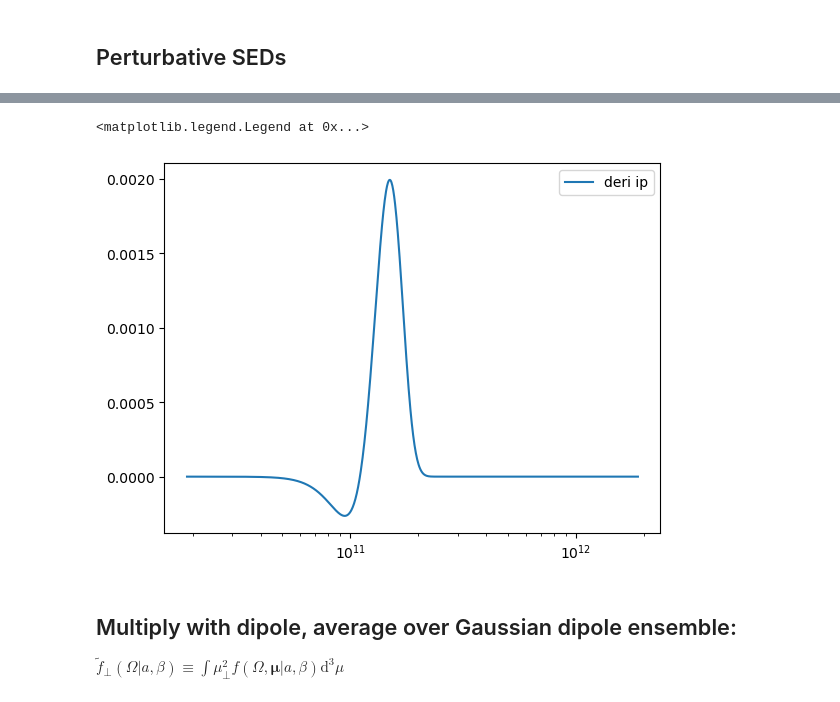
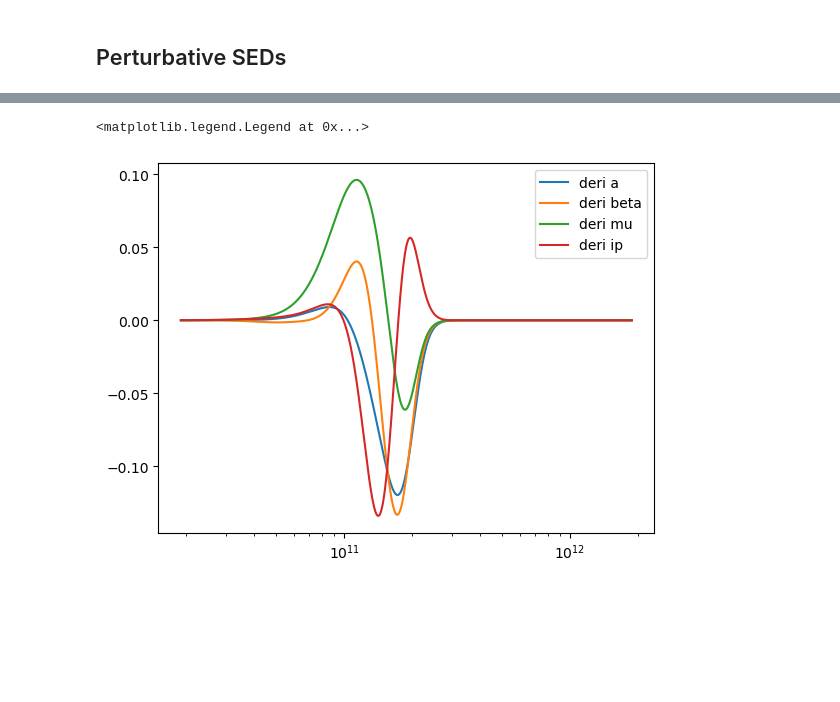
Before and after one commit to zzhang0123/SpyDust, a Jupyter notebook: SpyDust_ME/test_funcs.ipynb, the cells around one changed output, grey strips where cells are left out. Saved outputs shown, nothing was run; the diff lists cells and outputs as text; code cells hidden in the pictures; blank space fills up the shorter version.

```diff
--- a/SpyDust_ME/test_funcs.ipynb
+++ b/SpyDust_ME/test_funcs.ipynb
@@ -210,17 +235,14 @@ plt.legend()
 # %%
-#plt.plot(obs_omegas, spd_SED_deri_a, label='deri a')
-#plt.plot(obs_omegas, spd_SED_deri_beta, label='deri beta')
-#plt.plot(obs_omegas, spd_SED_deri_mu, label='deri mu')
-plt.plot(obs_omegas, spd_SED_deri_ip, label='deri ip')
+plt.plot(obs_omegas, spd_SED_deri_a/np.linalg.norm(spd_SED_deri_a), label='deri a')
+plt.plot(obs_omegas, spd_SED_deri_beta/np.linalg.norm(spd_SED_deri_beta), label='deri beta')
+plt.plot(obs_omegas, spd_SED_deri_mu/np.linalg.norm(spd_SED_deri_mu), label='deri mu')
+plt.plot(obs_omegas, spd_SED_deri_ip/np.linalg.norm(spd_SED_deri_ip), label='deri ip')
 
 plt.xscale('log')
 #plt.yscale('log')
 #plt.ylim(1e-10, 1e-1)
 
 plt.legend()
 # %% [output]
 <matplotlib.legend.Legend at 0x...>
-[figure, old version]
+[figure, new version]
-# %% [markdown]
-## Multiply with dipole, average over Gaussian dipole ensemble:
-$\tilde{f}_\perp(\Omega | a, \beta) \equiv  \int \mu_\perp^2 f(\Omega, \boldsymbol{\mu} | a, \beta ) \mathrm{d}^3\mu$
```
Also changed, not shown: parts of 29 cells of this notebook, 1 other file.
